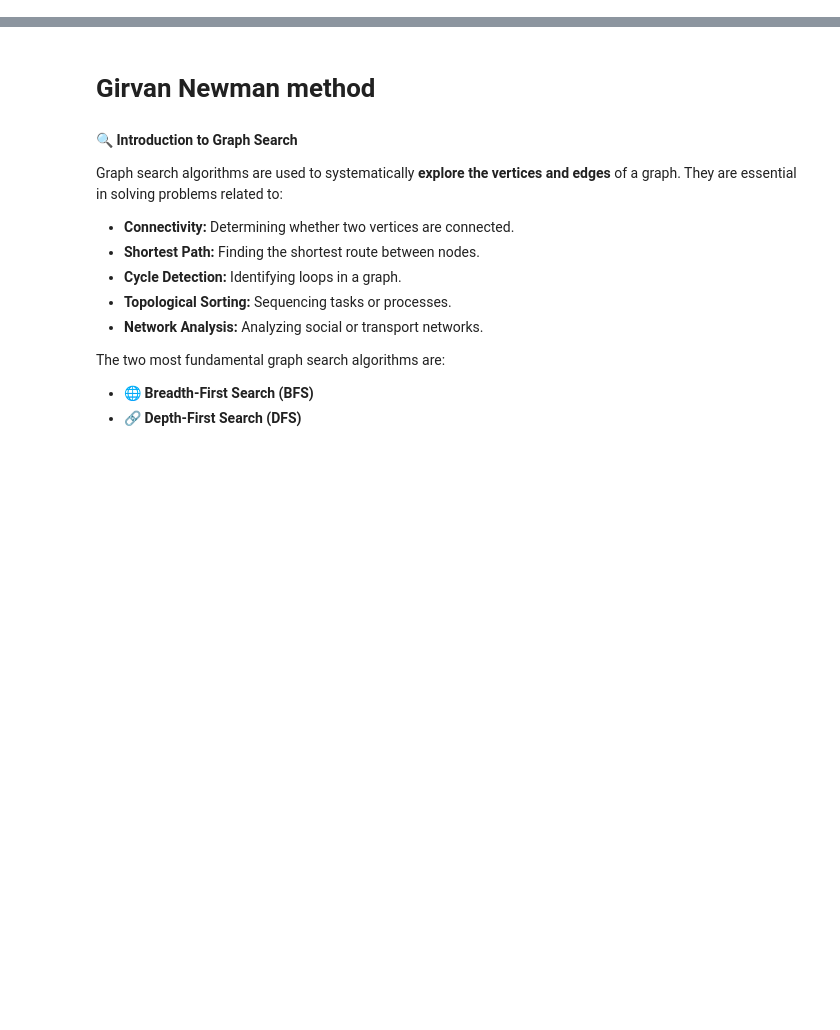
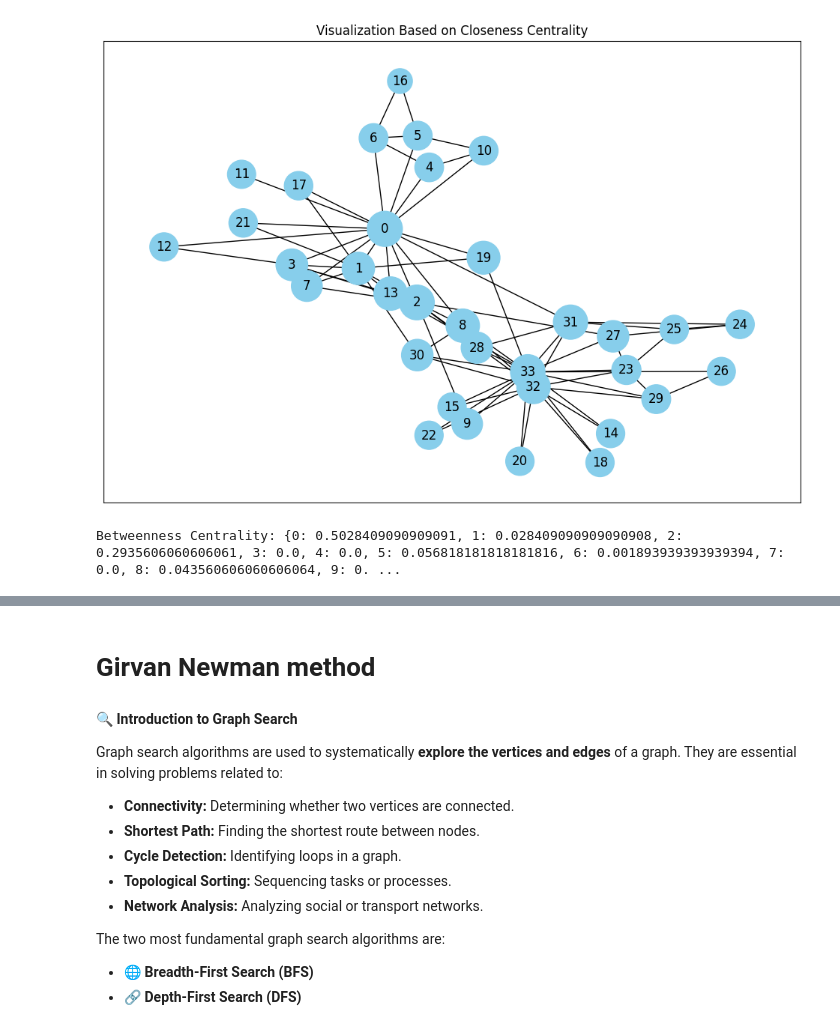
Before and after one commit to emanueleiacca/Data-Science-From-Scratch, a Jupyter notebook: ADM/Graph.ipynb, the cells around one changed output, grey strips where cells are left out. Drawn from its saved outputs; the diff is of its cells as text; code cells hidden in the pictures; blank space fills up the shorter version.

```diff
--- a/ADM/Graph.ipynb
+++ b/ADM/Graph.ipynb
@@ -0,0 +535,39 @@
+# %%
+plt.figure(figsize=(12, 8))
+node_sizes = [closeness[node] * 2000 for node in adjacency_list]
+nx.draw_networkx(
+    G,
+    pos=nx.spring_layout(G, seed=42),
+    node_color='skyblue',
+    node_size=node_sizes,
+    with_labels=True
+)
+plt.title('Visualization Based on Closeness Centrality')
+plt.show()
+# %% [output]
+[figure, added]
+# %%
+from itertools import permutations
+
+def betweenness_centrality(graph):
+    """Calculate betweenness centrality."""
+    centrality = {node: 0 for node in graph}
+
+    for start, end in permutations(graph.keys(), 2):
+        paths = bfs_shortest_path(graph, start, end)
+        if paths:
+            for node in paths[1:-1]:
+                centrality[node] += 1
+
+    # Normalize
+    num_nodes = len(graph)
+    for node in centrality:
+        centrality[node] /= (num_nodes - 1) * (num_nodes - 2)
+
+    return centrality
+
+# Example Usage
+betweenness = betweenness_centrality(adjacency_list)
+print("Betweenness Centrality:", betweenness)
+# %% [output]
+Betweenness Centrality: {0: 0.5028409090909091, 1: 0.028409090909090908, 2: 0.2935606060606061, 3: 0.0, 4: 0.0, 5: 0.056818181818181816, 6: 0.001893939393939394, 7: 0.0, 8: 0.043560606060606064, 9: 0. ...
```
Also changed, not shown: parts of 65 cells of this notebook, 2 other files.
